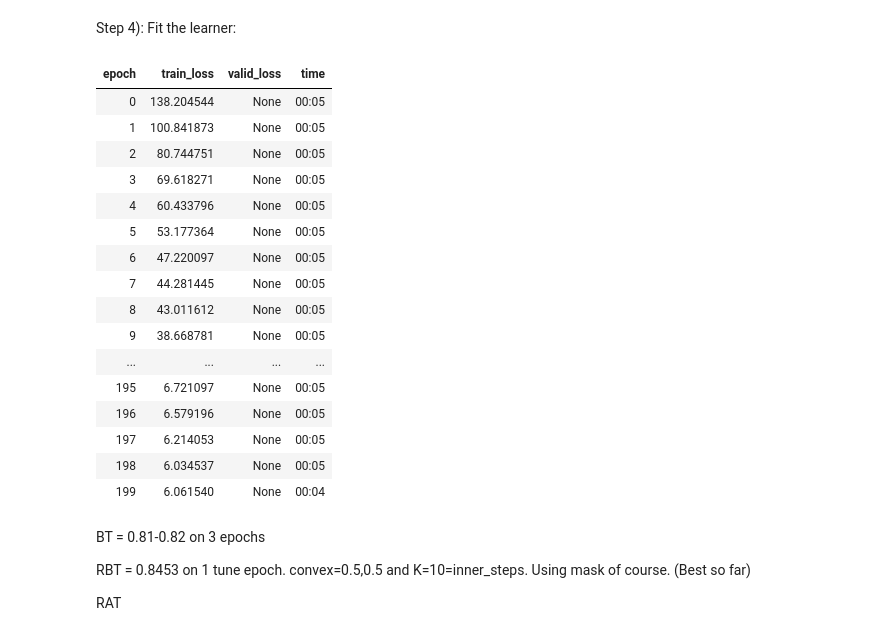
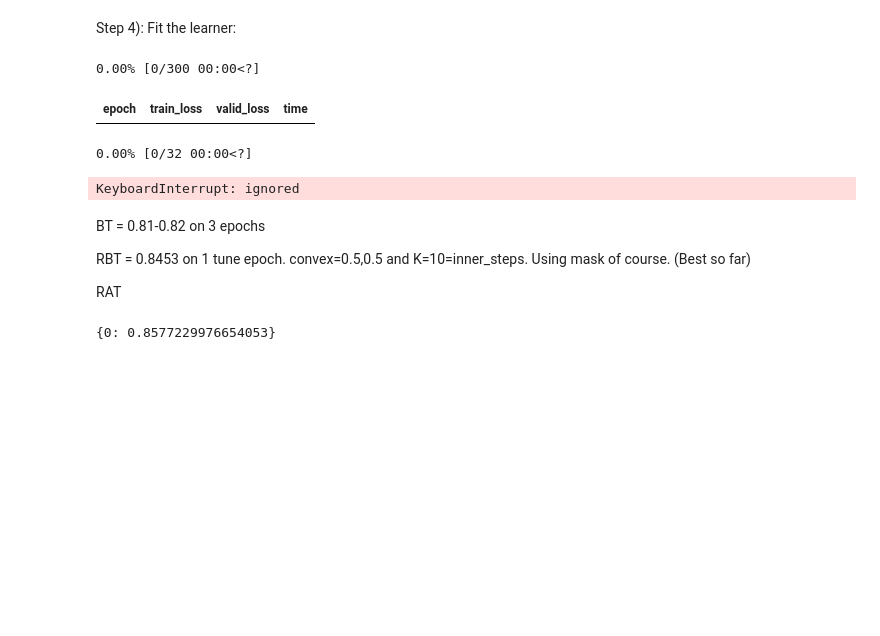
Before and after one commit to hamish-haggerty/AI-hacking, a Jupyter notebook: SSL/MNIST_Val_draft.ipynb, the cells around one changed output. Cells and saved outputs as stored; diff of their text form; code cells hidden in the pictures; blank space fills up the shorter version.

```diff
--- a/SSL/MNIST_Val_draft.ipynb
+++ b/SSL/MNIST_Val_draft.ipynb
@@ -365,7 +362,7 @@ Define encoder and model; Define augmentation pipelines; Define learner.
 fastai_encoder = create_fastai_encoder(xresnet18(),pretrained=False,n_in=n_in)
 
 #If we are using a different model, this call will just look like `create_rat_model(...)`
-model = create_barlow_twins_model(fastai_encoder, hidden_size=ps,projection_size=ps,nlayers=3)
+model = create_p3barlow_twins_model(fastai_encoder, hidden_size=ps,projection_size=ps,nlayers=3)
 
 
 # aug_pipelines_1 = get_barlow_twins_aug_pipelines(size=size,
@@ -381,7 +378,6 @@ model = create_barlow_twins_model(fastai_encoder, hidden_size=ps,projection_size
 #                                                  bw_p=0.2, flip_p=0.5,rotate_p=0.1,noise_p=0.1, jitter_p=0.8, blur_p=0.1,sol_p=0.2,
 #                                                  stats=mnist_stats,same_on_batch=False, xtra_tfms=[]
 #                                                  )
-
 
 aug_pipelines_1 = get_barlow_twins_aug_pipelines(size=28,blur_r=(0.5,2),
                     rotate=True,jitter=False,noise=True,bw=False,blur=True,solar=True, #Whether to use aug or not
@@ -423,32 +415,23 @@ Pipeline: RandomResizedCrop -> RandomHorizontalFlip -> RandomGaussianNoise -> Ra
 Step 4): Fit the learner:
 # %%
 #This will also perform linear evaluation every x epochs (see `before_batch`) above
-learn.fit(200)
+learn.fit(300)
 #learn.barlow_twins.acc_dict
 # %% [output]
+0.00% [0/300 00:00<?]
 | epoch | train_loss | valid_loss | time |
-| 0 | 138.204544 | None | 00:05 |
-| 1 | 100.841873 | None | 00:05 |
-| 2 | 80.744751 | None | 00:05 |
-| 3 | 69.618271 | None | 00:05 |
-| 4 | 60.433796 | None | 00:05 |
-| 5 | 53.177364 | None | 00:05 |
-| 6 | 47.220097 | None | 00:05 |
-| 7 | 44.281445 | None | 00:05 |
-| 8 | 43.011612 | None | 00:05 |
-| 9 | 38.668781 | None | 00:05 |
-| ... | ... | ... | ... |
-| 195 | 6.721097 | None | 00:05 |
-| 196 | 6.579196 | None | 00:05 |
-| 197 | 6.214053 | None | 00:05 |
-| 198 | 6.034537 | None | 00:05 |
-| 199 | 6.061540 | None | 00:04 |
+0.00% [0/32 00:00<?]
+KeyboardInterrupt: ignored
 # %% [markdown]
 BT = 0.81-0.82 on 3 epochs
 
 RBT = 0.8453 on 1 tune epoch. convex=0.5,0.5 and K=10=inner_steps. Using mask of course. (Best so far)
 
 RAT
+# %%
+acc_dict
+# %% [output]
+{0: 0.8577229976654053}
 # %%
 #setup
 fastai_encoder.eval() #eval mode
```
Also changed, not shown: parts of 14 cells of this notebook.
